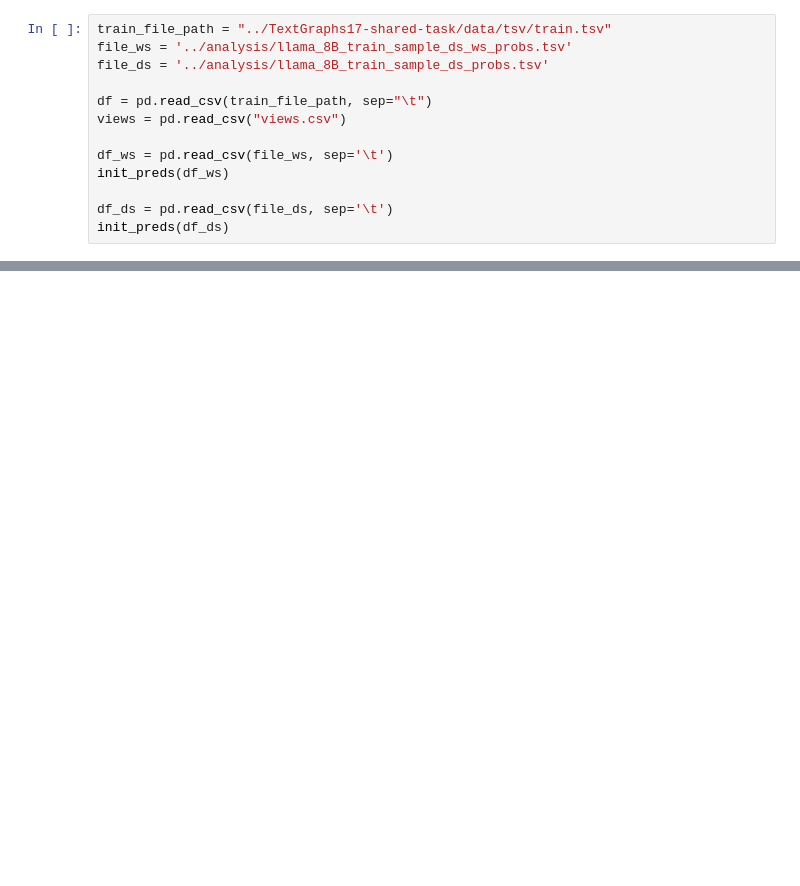
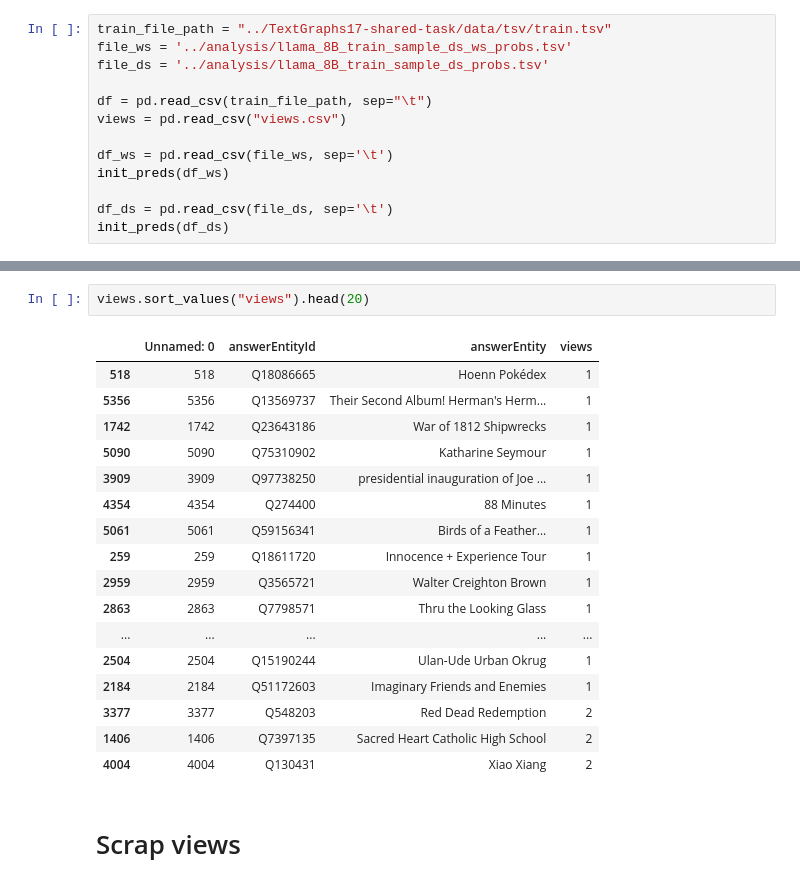
Before and after one commit to b-l-a-i-n/knowledge_fusion, a Jupyter notebook: notebooks/wikimedia.ipynb, the cells around one changed output, grey strips where cells are left out. Saved outputs shown, nothing was run; the diff lists cells and outputs as text; blank space fills up the shorter version.

```diff
--- a/notebooks/wikimedia.ipynb
+++ b/notebooks/wikimedia.ipynb
@@ -249,0 +265,22 @@ default_evaluation(df_new["correct"], df_new["ws_prediction"])
+# %%
+views.sort_values("views").head(20)
+# %% [output]
+|  | Unnamed: 0 | answerEntityId | answerEntity | views |
+| 518 | 518 | Q18086665 | Hoenn Pokédex | 1 |
+| 5356 | 5356 | Q13569737 | Their Second Album! Herman's Herm... | 1 |
+| 1742 | 1742 | Q23643186 | War of 1812 Shipwrecks | 1 |
+| 5090 | 5090 | Q75310902 | Katharine Seymour | 1 |
+| 3909 | 3909 | Q97738250 | presidential inauguration of Joe ... | 1 |
+| 4354 | 4354 | Q274400 | 88 Minutes | 1 |
+| 5061 | 5061 | Q59156341 | Birds of a Feather... | 1 |
+| 259 | 259 | Q18611720 | Innocence + Experience Tour | 1 |
+| 2959 | 2959 | Q3565721 | Walter Creighton Brown | 1 |
+| 2863 | 2863 | Q7798571 | Thru the Looking Glass | 1 |
+| ... | ... | ... | ... | ... |
+| 2504 | 2504 | Q15190244 | Ulan-Ude Urban Okrug | 1 |
+| 2184 | 2184 | Q51172603 | Imaginary Friends and Enemies | 1 |
+| 3377 | 3377 | Q548203 | Red Dead Redemption | 2 |
+| 1406 | 1406 | Q7397135 | Sacred Heart Catholic High School | 2 |
+| 4004 | 4004 | Q130431 | Xiao Xiang | 2 |
+# %% [markdown]
+# Scrap views
```
Also changed, not shown: parts of 13 cells of this notebook.
